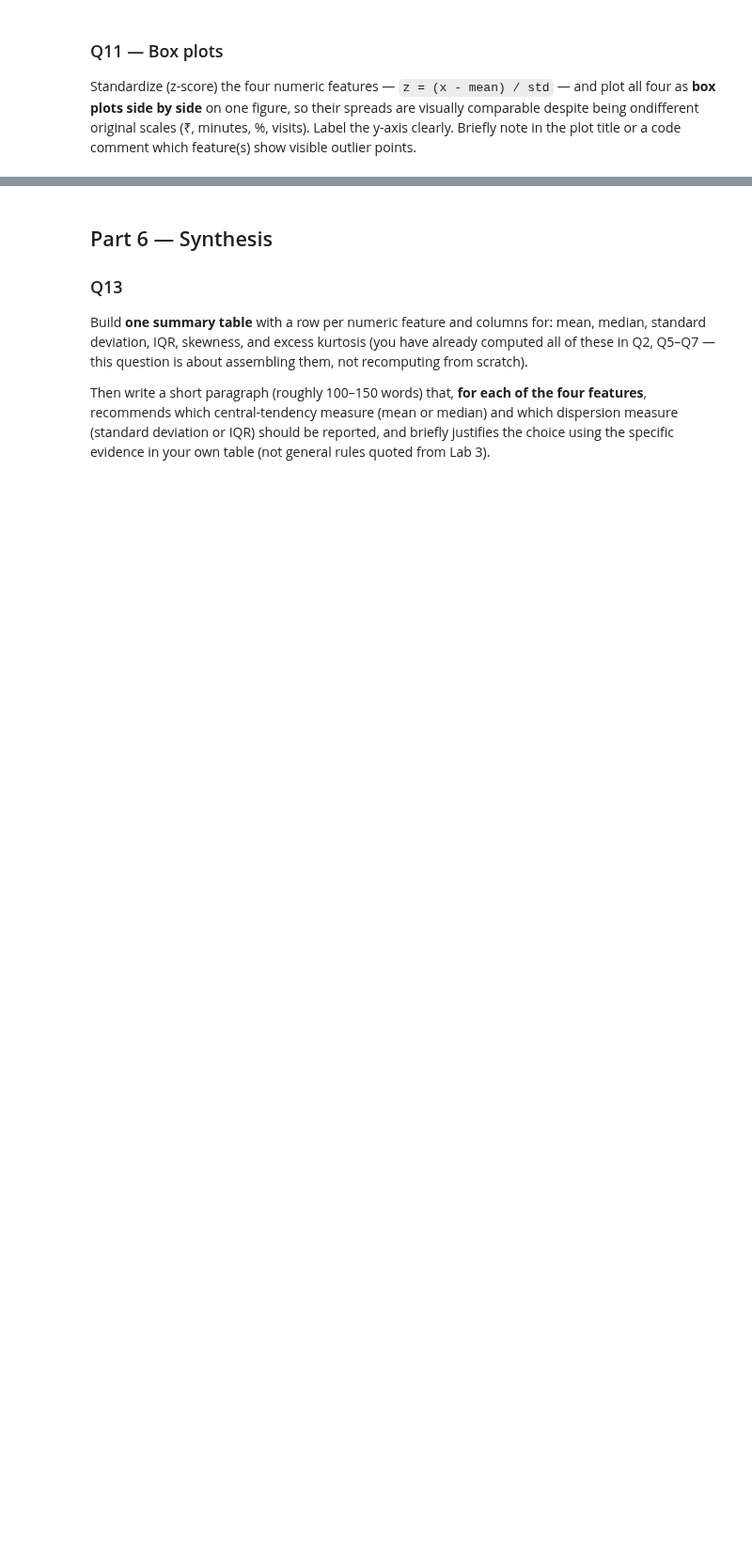
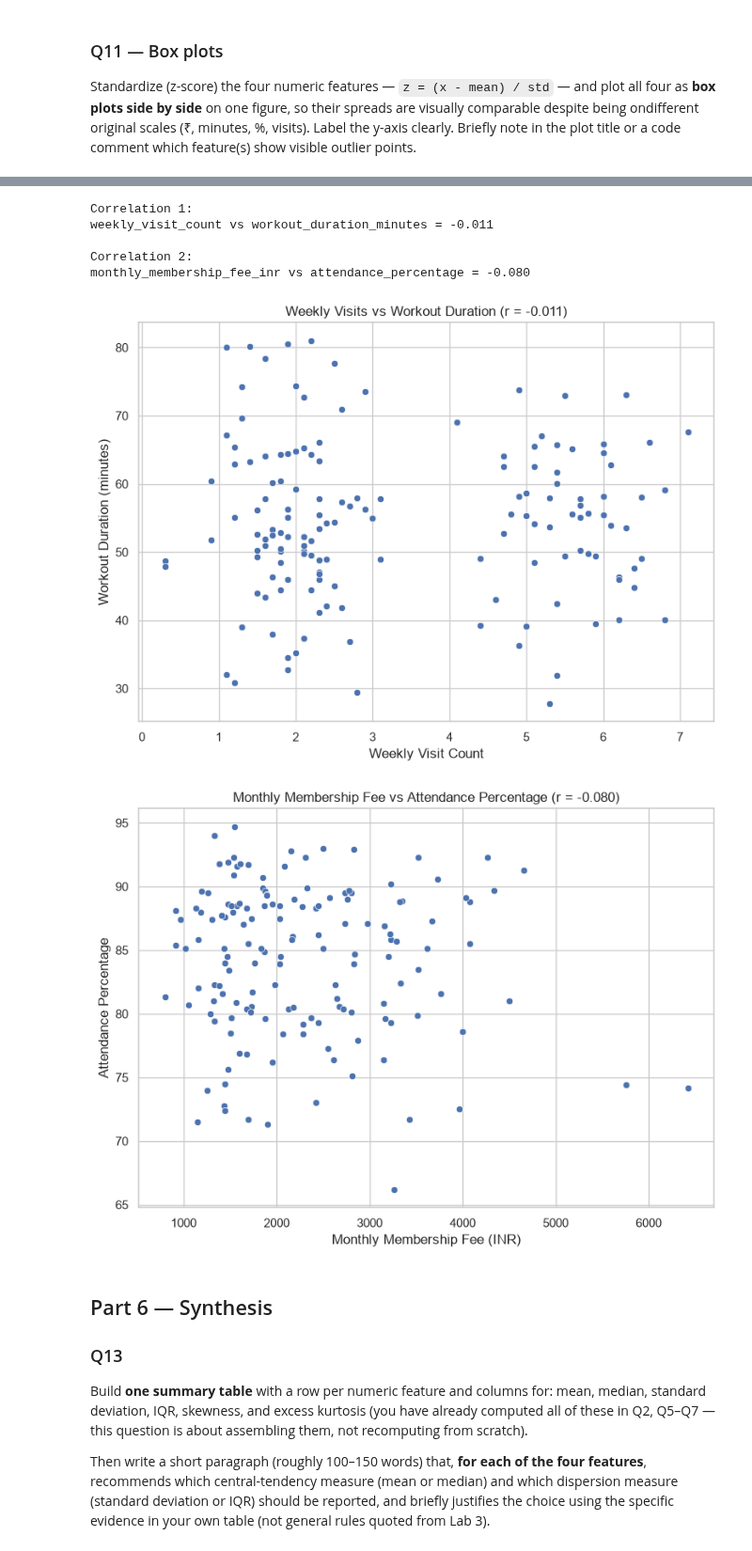
Before and after one commit to Arshia258/DS_Lab, a Jupyter notebook: Lab-3/Lab3_Gym_Membership.ipynb, the cells around one changed output, grey strips where cells are left out. Shown at 94% size. Saved outputs shown, nothing was run; the diff lists cells and outputs as text; code cells hidden in the pictures; blank space fills up the shorter version.

```diff
--- a/Lab-3/Lab3_Gym_Membership.ipynb
+++ b/Lab-3/Lab3_Gym_Membership.ipynb
@@ -219,5 +529,74 @@ _(write here)_
 # %%
 # TODO: Q12 — two scatter plots (one hypothesized relationship, one hypothesized no relationship)
+
+pair1 = (
+    "weekly_visit_count",
+    "workout_duration_minutes"
+)
+
+pair2 = (
+    "monthly_membership_fee_inr",
+    "attendance_percentage"
+)
+
+corr1 = df[pair1[0]].corr(df[pair1[1]])
+corr2 = df[pair2[0]].corr(df[pair2[1]])
+
+print("Correlation 1:")
+print(f"{pair1[0]} vs {pair1[1]} = {corr1:.3f}")
+
+print("\nCorrelation 2:")
+print(f"{pair2[0]} vs {pair2[1]} = {corr2:.3f}")
+
+
+# Scatter plot 1 — hypothesized relationship
+plt.figure(figsize=(8, 6))
+
+sns.scatterplot(
+    data=df,
+    x=pair1[0],
+    y=pair1[1]
+)
+
+plt.title(
+    f"Weekly Visits vs Workout Duration "
+    f"(r = {corr1:.3f})"
+)
+
+plt.xlabel("Weekly Visit Count")
+plt.ylabel("Workout Duration (minutes)")
+
+plt.tight_layout()
+plt.show()
+
+
+# Scatter plot 2 — hypothesized little/no relationship
+plt.figure(figsize=(8, 6))
+
+sns.scatterplot(
+    data=df,
+    x=pair2[0],
+    y=pair2[1]
+)
+
+plt.title(
+    f"Monthly Membership Fee vs Attendance Percentage "
+    f"(r = {corr2:.3f})"
+)
+
+plt.xlabel("Monthly Membership Fee (INR)")
+plt.ylabel("Attendance Percentage")
+
+plt.tight_layout()
+plt.show()
+# %% [output]
+Correlation 1:
+weekly_visit_count vs workout_duration_minutes = -0.011
+
+Correlation 2:
+monthly_membership_fee_inr vs attendance_percentage = -0.080
+[figure, added]
+[figure, added]
 # %% [markdown]
 ## Part 6 — Synthesis
 
```
Also changed, not shown: parts of 21 cells of this notebook.
